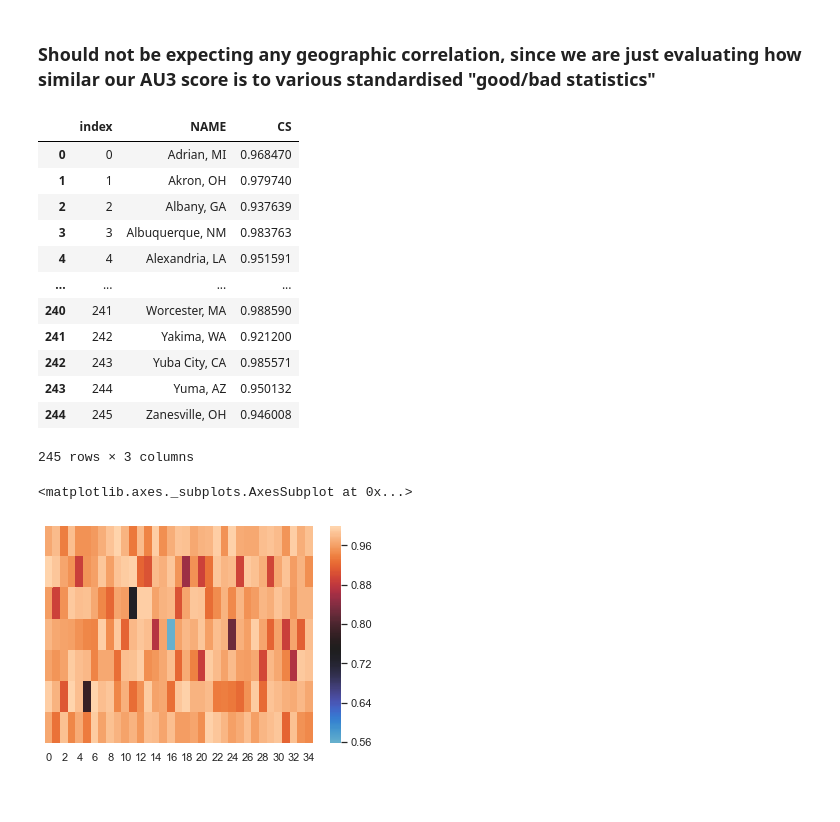
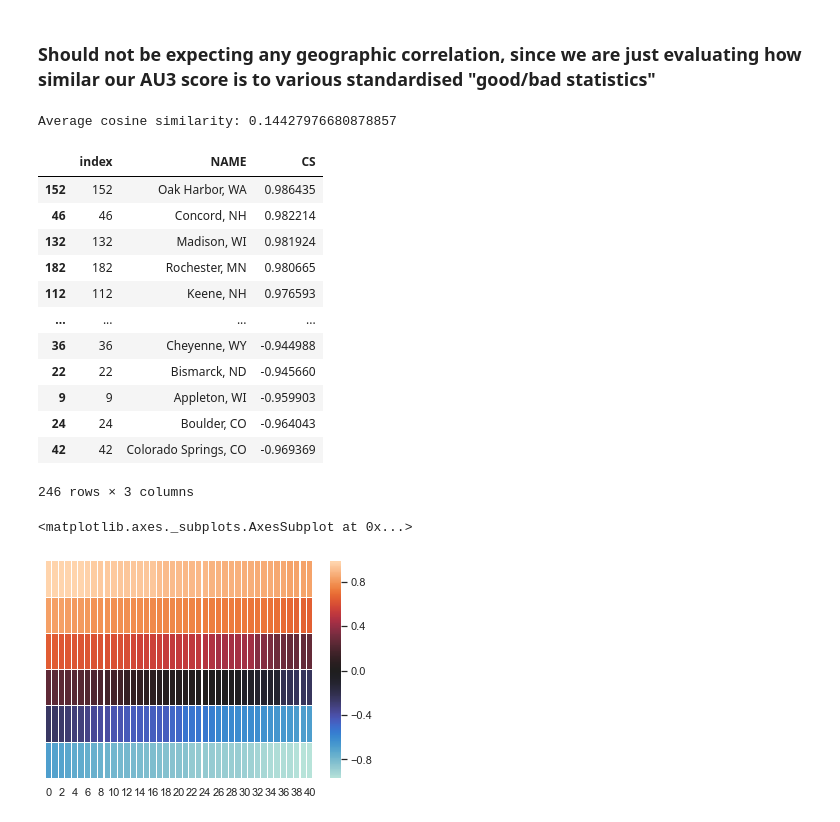
Before and after one commit to agupta01/ds3-zillow, a Jupyter notebook: geographic_eda/cosine_similarity.ipynb, the cells around one changed output. Drawn from its saved outputs; the diff is of its cells as text; code cells hidden in the pictures.

Commit message:
heatmap finished

```diff
--- a/geographic_eda/cosine_similarity.ipynb
+++ b/geographic_eda/cosine_similarity.ipynb
@@ -144,6 +145,6 @@ f
 6 rows × 246 columns
 # %%
-vector = {k: [np.repeat(f[k].iloc[0], 5)] for k in list(f.columns)}
+au3_dict = {k: [np.repeat(f[k].iloc[0], 5)] for k in list(f.columns)}
 non_au3_dict = {k: [f[k].iloc[1:6].values] for k in list(f.columns)}
 
 for k in au3_dict.keys():
@@ -171,15 +172,15 @@ cott, AZ': array([0.4550318483450017, 0.4550318483450017, 0.4550318483450017,
-# %%
-def cos_sim(metro):
-    arr1 = vector[metro][:5]
-    arr2 = vector[metro][5:]
-
-    # Compute cosine similarity
-    dot = np.dot(arr1, arr2)
-    norma = np.linalg.norm(arr1)
-    normb = np.linalg.norm(arr2)
-    cos = dot / (norma * normb)
-
-    return cos
-
-for k in vector.keys():
-    vector[k] = cos_sim(k)
+# %%
+from sklearn.metrics.pairwise import cosine_similarity
+
+
+def cos_sim(metro):
+    cos_sim = cosine_similarity([vector[metro][:5], vector[metro][5:]])[0][1]
+    return cos_sim
+
+CS = []
+v = {}
+
+for metro in list(vector.keys()):
+    v[metro] = cos_sim(metro)
+
+v
@@ -186,26 +205,30 @@ for k in vector.keys():
 # %% [markdown]
 ### Should not be expecting any geographic correlation, since we are just evaluating how similar our AU3 score is to various standardised "good/bad statistics"
 # %%
-df = pd.DataFrame({'NAME': list(vector.keys()), 'CS': list(vector.values())})
-df = df.dropna().reset_index()
+df = pd.DataFrame({'NAME': list(v.keys()), 'CS': list(v.values())})
+df = df.dropna().reset_index().sort_values(by = 'CS', ascending = False)
+
+mean_cosine_similarity = df['CS'].mean()
+print('Average cosine similarity: ' + str(mean_cosine_similarity))
 df
 # %% [output]
+Average cosine similarity: 0.14427976680878857
 |  | index | NAME | CS |
-| 0 | 0 | Adrian, MI | 0.968470 |
-| 1 | 1 | Akron, OH | 0.979740 |
-| 2 | 2 | Albany, GA | 0.937639 |
-| 3 | 3 | Albuquerque, NM | 0.983763 |
-| 4 | 4 | Alexandria, LA | 0.951591 |
+| 152 | 152 | Oak Harbor, WA | 0.986435 |
+| 46 | 46 | Concord, NH | 0.982214 |
+| 132 | 132 | Madison, WI | 0.981924 |
+| 182 | 182 | Rochester, MN | 0.980665 |
+| 112 | 112 | Keene, NH | 0.976593 |
 | ... | ... | ... | ... |
-| 240 | 241 | Worcester, MA | 0.988590 |
-| 241 | 242 | Yakima, WA | 0.921200 |
-| 242 | 243 | Yuba City, CA | 0.985571 |
-| 243 | 244 | Yuma, AZ | 0.950132 |
-| 244 | 245 | Zanesville, OH | 0.946008 |
+| 36 | 36 | Cheyenne, WY | -0.944988 |
+| 22 | 22 | Bismarck, ND | -0.945660 |
+| 9 | 9 | Appleton, WI | -0.959903 |
+| 24 | 24 | Boulder, CO | -0.964043 |
+| 42 | 42 | Colorado Springs, CO | -0.969369 |
-245 rows × 3 columns
+246 rows × 3 columns
 # %%
-vals = df['CS'].values.reshape(7, 35)
-sns.heatmap(vals, center = 0.75, yticklabels=False)
+vals = df['CS'].values.reshape(6, 41)
+sns.heatmap(vals, center = 0, yticklabels=False, linewidth = 0.1)
 # %% [output]
 <matplotlib.axes._subplots.AxesSubplot at 0x...>
-[figure, old version]
+[figure, new version]
```
Also changed, not shown: parts of 6 cells of this notebook, 5 other files.
